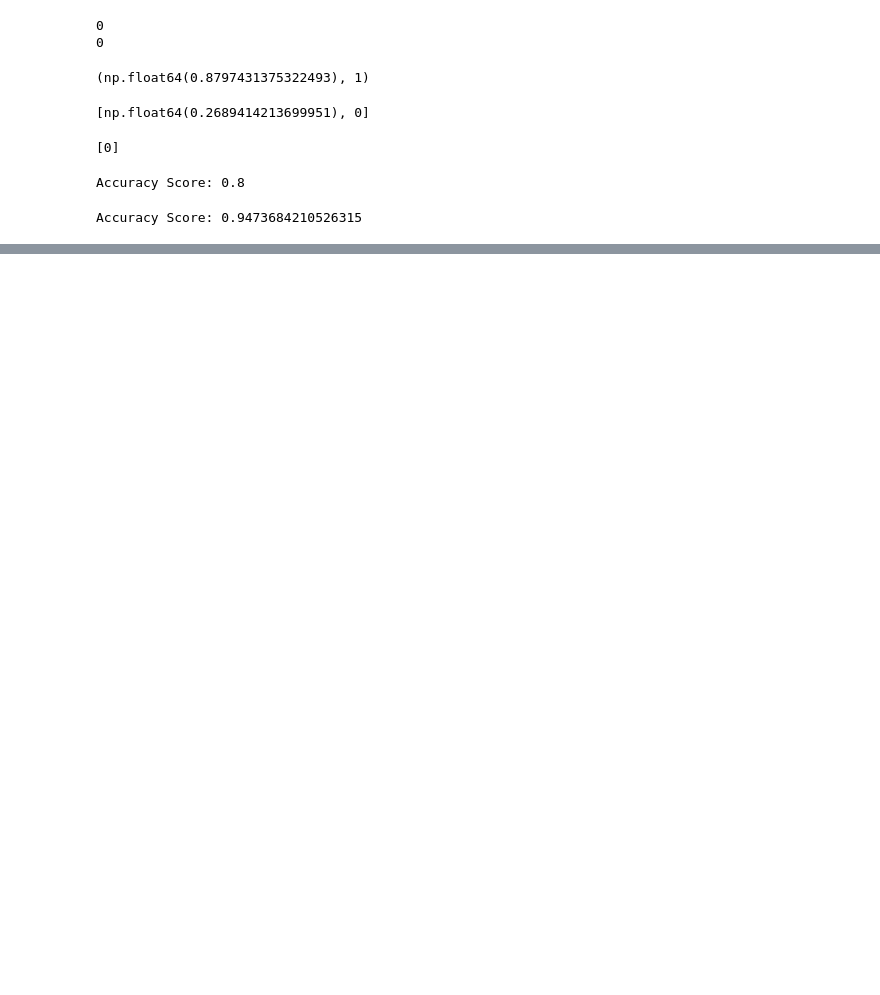
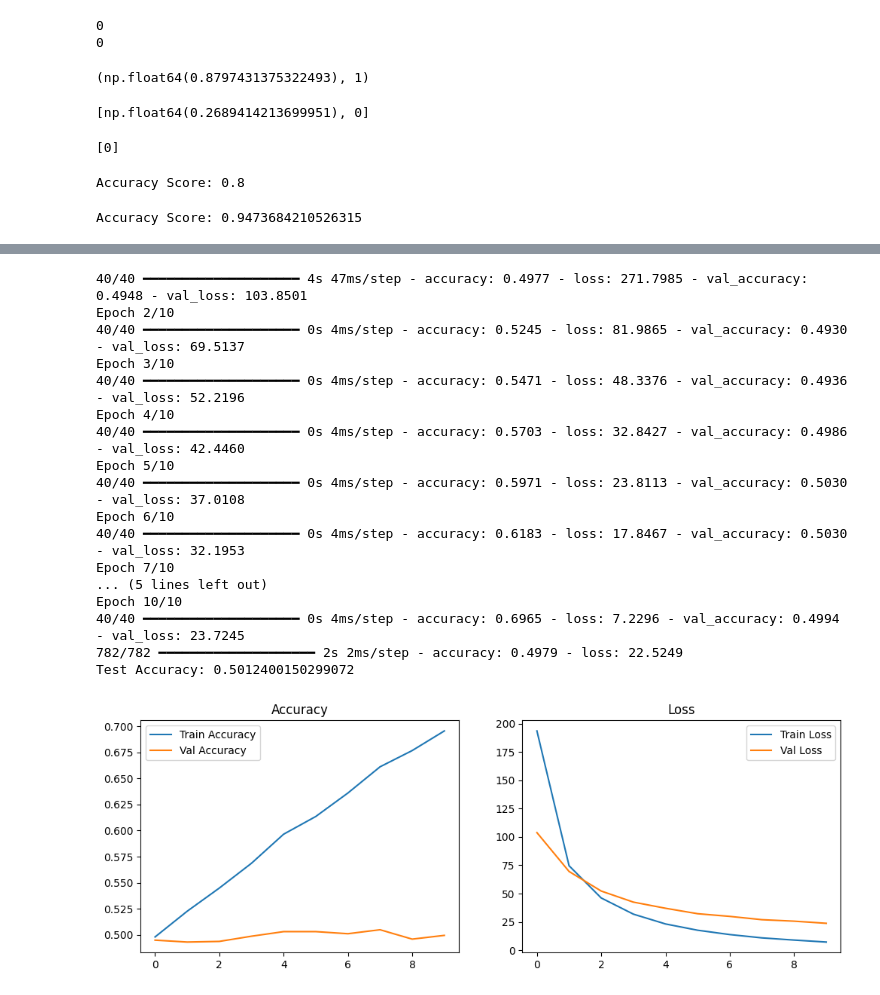
Before and after one commit to VarunKoduru/Deep-Learning, a Jupyter notebook: DL_Practice.ipynb, the cells around one changed output, grey strips where cells are left out. Drawn from its saved outputs; the diff is of its cells as text; code cells hidden in the pictures; blank space fills up the shorter version.

```diff
--- a/DL_Practice.ipynb
+++ b/DL_Practice.ipynb
@@ -328,0 +745,54 @@ Testing set score (MLP2): 0.8398333333333333
+# %%
+
+import numpy as np
+import matplotlib.pyplot as plt
+from tensorflow.keras.datasets import imdb
+from tensorflow.keras.models import Sequential
+from tensorflow.keras.layers import Dense
+from tensorflow.keras.preprocessing.sequence import pad_sequences
+
+vocab_size = 10000
+(x_train, y_train), (x_test, y_test) = imdb.load_data(num_words=vocab_size)
+
+max_length = 200
+x_train = pad_sequences(x_train, maxlen=max_length)
+x_test = pad_sequences(x_test, maxlen=max_length)
+
+# Build ANN model
+model = Sequential([
+    Dense(128, activation='relu', input_shape=(max_length,)),
+    Dense(64, activation='relu'),
+    Dense(1, activation='sigmoid')   # Binary classification
+])
+
+
+model.compile(optimizer='adam',
+              loss='binary_crossentropy',
+              metrics=['accuracy'])
+
+
+history = model.fit(x_train, y_train,
+                    epochs=10,
+                    batch_size=512,
+                    validation_split=0.2)
+
+test_loss, test_acc = model.evaluate(x_test, y_test)
+print("Test Accuracy:", test_acc)
+
+
+plt.figure(figsize=(12,4))
+
+plt.subplot(1,2,1)
+plt.plot(history.history['accuracy'], label='Train Accuracy')
+plt.plot(history.history['val_accuracy'], label='Val Accuracy')
+plt.legend()
+plt.title("Accuracy")
+
+plt.subplot(1,2,2)
+plt.plot(history.history['loss'], label='Train Loss')
+plt.plot(history.history['val_loss'], label='Val Loss')
+plt.legend()
+plt.title("Loss")
+
+plt.show()
+# %% [output]
@@ -328,0 +816,18 @@ Testing set score (MLP2): 0.8398333333333333
+40/40 ━━━━━━━━━━━━━━━━━━━━ 4s 47ms/step - accuracy: 0.4977 - loss: 271.7985 - val_accuracy: 0.4948 - val_loss: 103.8501
+Epoch 2/10
+40/40 ━━━━━━━━━━━━━━━━━━━━ 0s 4ms/step - accuracy: 0.5245 - loss: 81.9865 - val_accuracy: 0.4930 - val_loss: 69.5137
+Epoch 3/10
+40/40 ━━━━━━━━━━━━━━━━━━━━ 0s 4ms/step - accuracy: 0.5471 - loss: 48.3376 - val_accuracy: 0.4936 - val_loss: 52.2196
+Epoch 4/10
+40/40 ━━━━━━━━━━━━━━━━━━━━ 0s 4ms/step - accuracy: 0.5703 - loss: 32.8427 - val_accuracy: 0.4986 - val_loss: 42.4460
+Epoch 5/10
+40/40 ━━━━━━━━━━━━━━━━━━━━ 0s 4ms/step - accuracy: 0.5971 - loss: 23.8113 - val_accuracy: 0.5030 - val_loss: 37.0108
+Epoch 6/10
+40/40 ━━━━━━━━━━━━━━━━━━━━ 0s 4ms/step - accuracy: 0.6183 - loss: 17.8467 - val_accuracy: 0.5030 - val_loss: 32.1953
+Epoch 7/10
+... (5 lines left out)
+Epoch 10/10
+40/40 ━━━━━━━━━━━━━━━━━━━━ 0s 4ms/step - accuracy: 0.6965 - loss: 7.2296 - val_accuracy: 0.4994 - val_loss: 23.7245
+782/782 ━━━━━━━━━━━━━━━━━━━━ 2s 2ms/step - accuracy: 0.4979 - loss: 22.5249
+Test Accuracy: 0.5012400150299072
+[figure, added]
```
Also changed, not shown: parts of 52 cells of this notebook.
